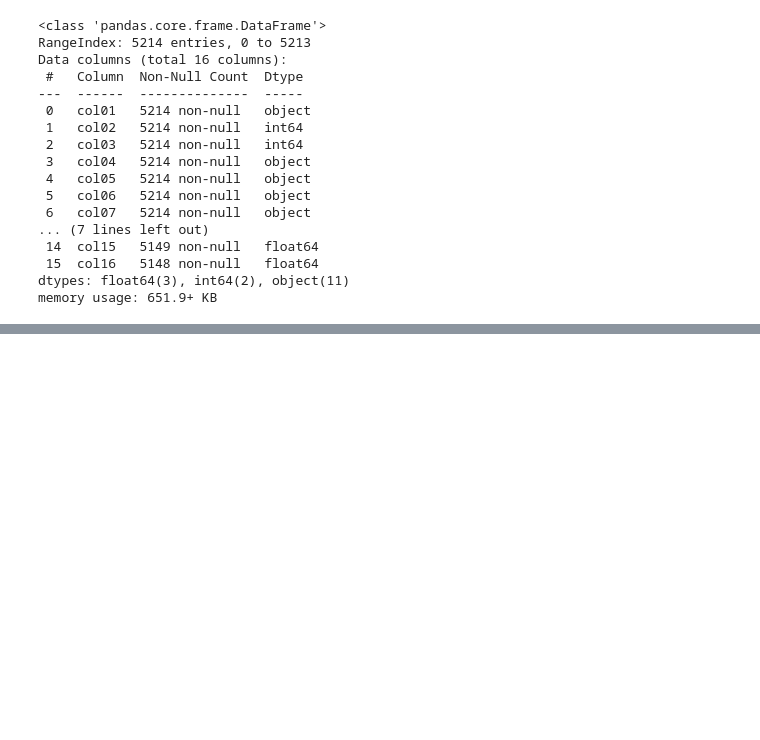
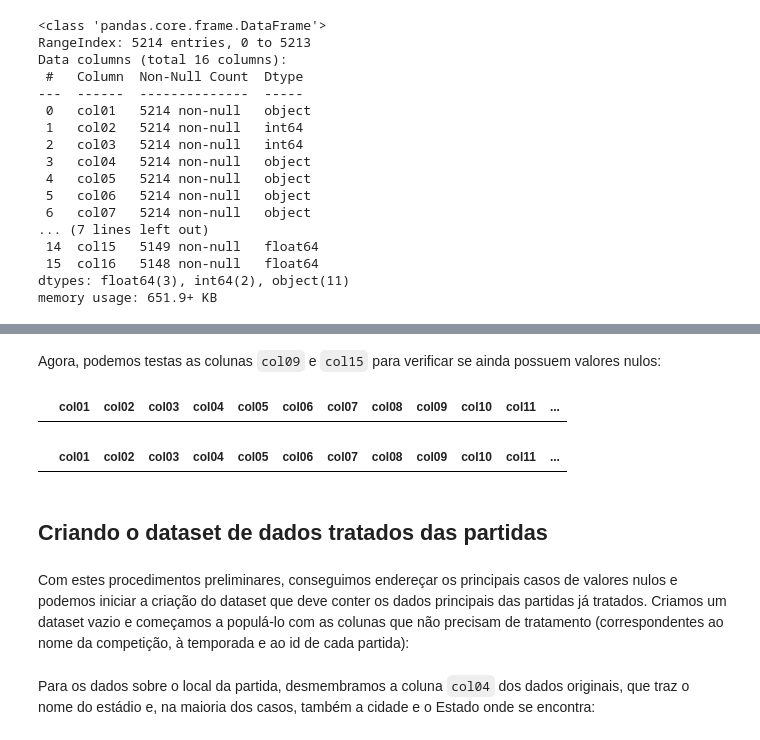
Before and after one commit to renefb/futebol-br, a Jupyter notebook: 2-tratamento.ipynb, the cells around one changed output, grey strips where cells are left out. Drawn from its saved outputs; the diff is of its cells as text; code cells hidden in the pictures; blank space fills up the shorter version.

```diff
--- a/2-tratamento.ipynb
+++ b/2-tratamento.ipynb
@@ -92,2 +159,16 @@ raw.drop(index=no_jogo.index, inplace=True)
+# %% [markdown]
+Agora, podemos testas as colunas `col09` e `col15` para verificar se ainda possuem valores nulos:
+# %%
+raw[raw['col09'].isnull()]
+# %% [output]
+|  | col01 | col02 | col03 | col04 | col05 | col06 | col07 | col08 | col09 | col10 | col11 | ... |
+# %%
+raw[raw['col15'].isnull()]
+# %% [output]
+|  | col01 | col02 | col03 | col04 | col05 | col06 | col07 | col08 | col09 | col10 | col11 | ... |
+# %% [markdown]
+## Criando o dataset de dados tratados das partidas
+# %% [markdown]
+Com estes procedimentos preliminares, conseguimos endereçar os principais casos de valores nulos e podemos iniciar a criação do dataset que deve conter os dados principais das partidas já tratados. Criamos um dataset vazio e começamos a populá-lo com as colunas que não precisam de tratamento (correspondentes ao nome da competição, à temporada e ao id de cada partida):
 # %%
 partidas = pd.DataFrame()
@@ -98,3 +178,5 @@ partidas['id_partida'] = raw['col03']
+# %% [markdown]
+Para os dados sobre o local da partida, desmembramos a coluna `col04` dos dados originais, que traz o nome do estádio e, na maioria dos casos, também a cidade e o Estado onde se encontra:
 # %%
 local = raw['col04'].str.split(' - ', expand=True)
 local.columns = ['estadio', 'cidade', 'uf']
```
Also changed, not shown: parts of 53 cells of this notebook, 3 other files.
